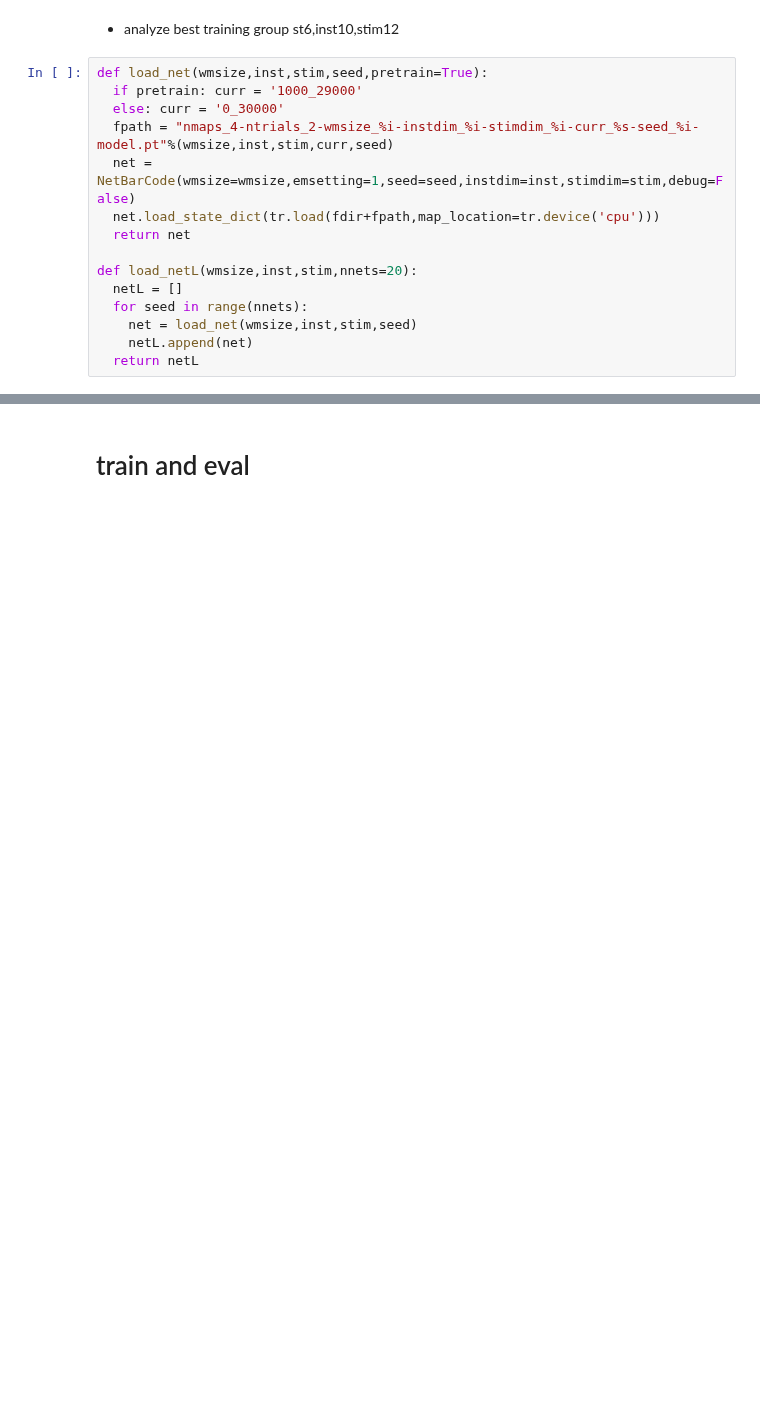
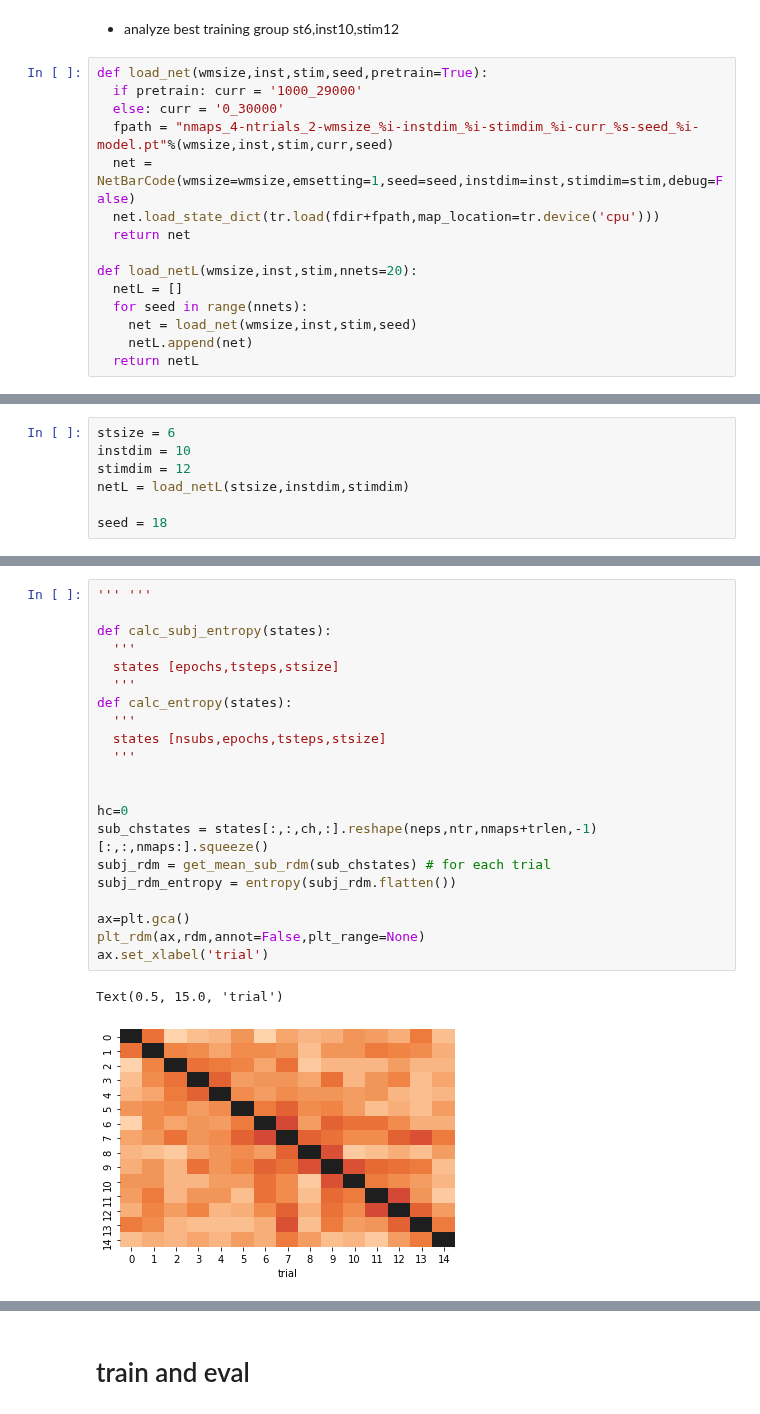
Before and after one commit to andrebeu/PM, a Jupyter notebook: amtask-barcode.ipynb, the cells around one changed output, grey strips where cells are left out. Saved outputs shown, nothing was run; the diff lists cells and outputs as text; blank space fills up the shorter version.

```diff
--- a/amtask-barcode.ipynb
+++ b/amtask-barcode.ipynb
@@ -230 +274,8 @@ net = netL[seed]
+# %%
+stsize = 6
+instdim = 10
+stimdim = 12
+netL = load_netL(stsize,instdim,stimdim)
+
+seed = 18
 # %%
@@ -239,0 +324,24 @@ states.shape # neps,explen,(c,h),stsize
+# %%
+''' '''
+
+def calc_subj_entropy(states):
+  '''
+  states [epochs,tsteps,stsize]
+  '''
+def calc_entropy(states):
+  '''
+  states [nsubs,epochs,tsteps,stsize]
+  '''
+
+
+hc=0
+sub_chstates = states[:,:,ch,:].reshape(neps,ntr,nmaps+trlen,-1)[:,:,nmaps:].squeeze()
+subj_rdm = get_mean_sub_rdm(sub_chstates) # for each trial
+subj_rdm_entropy = entropy(subj_rdm.flatten())
+
+ax=plt.gca()
+plt_rdm(ax,rdm,annot=False,plt_range=None)
+ax.set_xlabel('trial')
+# %% [output]
+Text(0.5, 15.0, 'trial')
+[figure, added]
```
Also changed, not shown: parts of 17 cells of this notebook, 5 other files.
